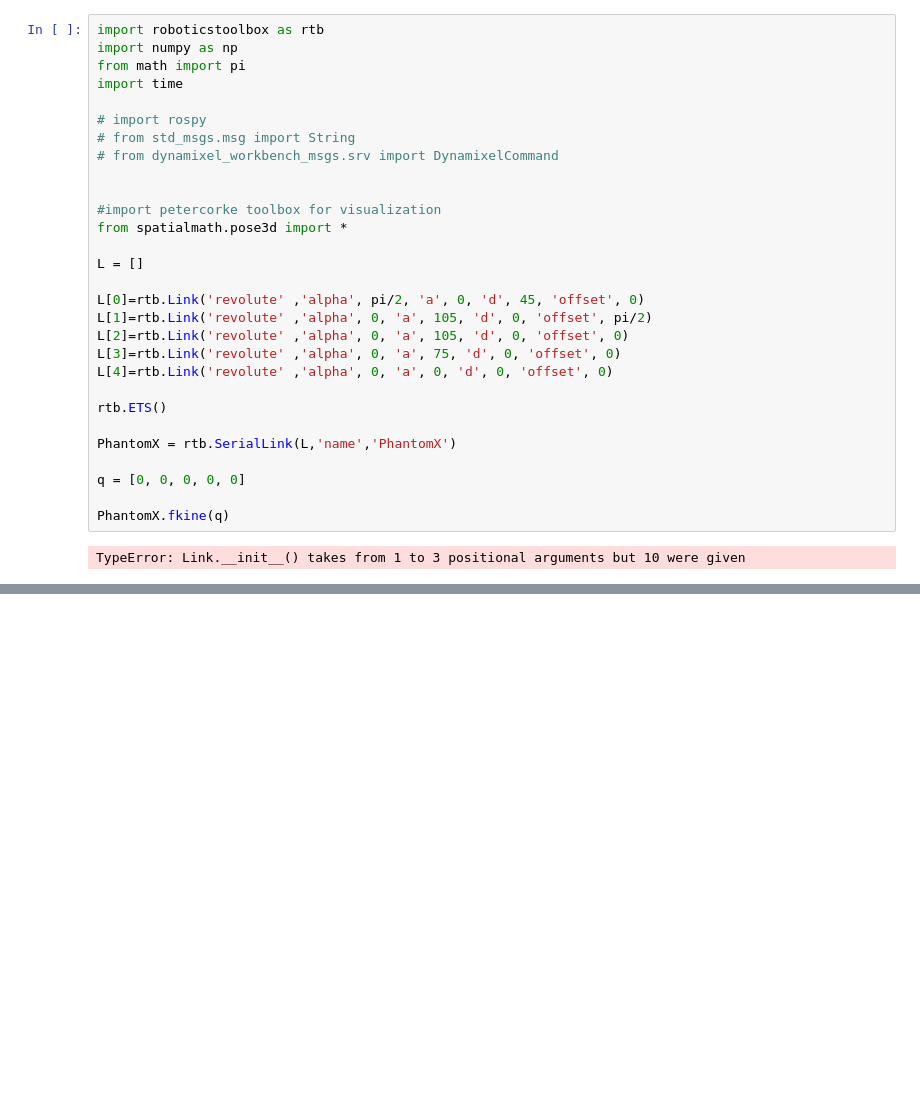
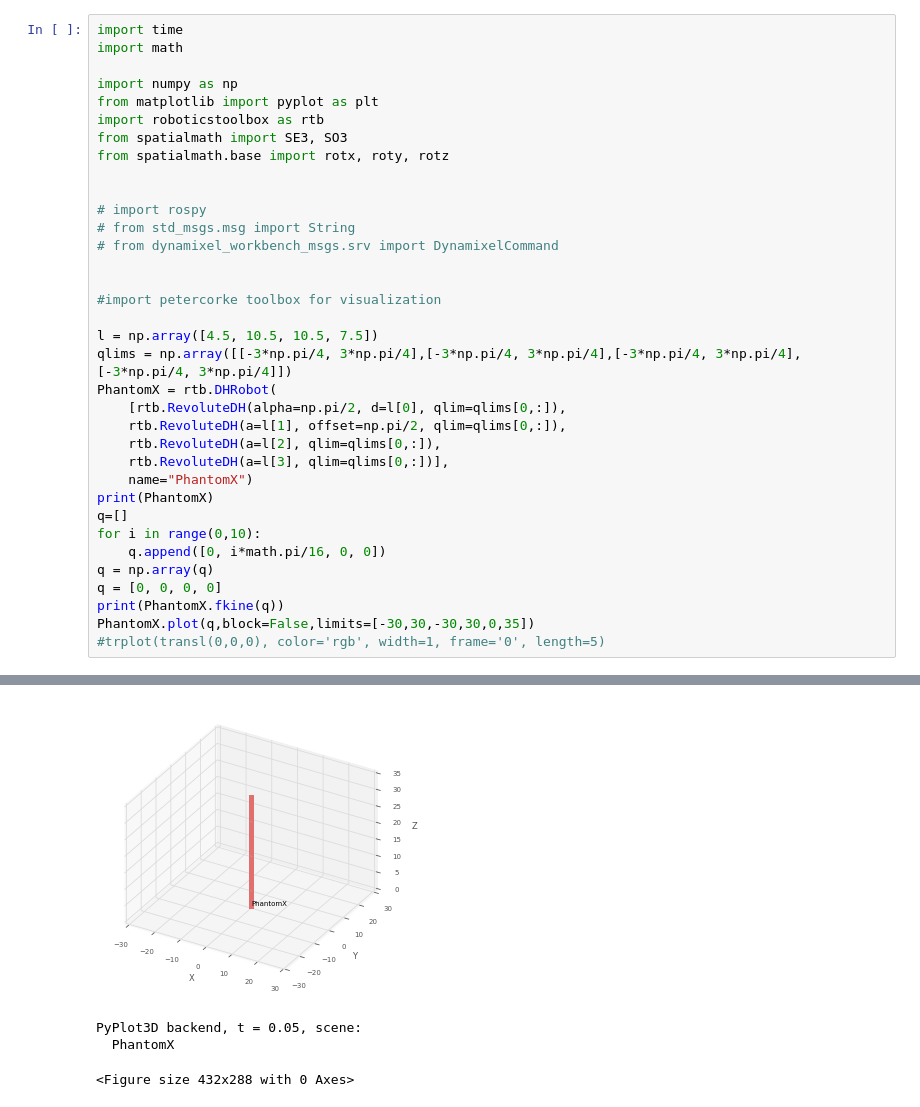
Before and after one commit to juflunaca/RoboticsLab5, a Jupyter notebook: Lab5.ipynb, the cells around one changed output, grey strips where cells are left out. Drawn from its saved outputs; the diff is of its cells as text; blank space fills up the shorter version.

```diff
--- a/Lab5.ipynb
+++ b/Lab5.ipynb
@@ -1,31 +1,36 @@
-# %%
-import roboticstoolbox as rtb
-import numpy as np
-from math import pi
-import time
-
-# import rospy
-# from std_msgs.msg import String
-# from dynamixel_workbench_msgs.srv import DynamixelCommand
-
-
-#import petercorke toolbox for visualization
-from spatialmath.pose3d import *
-
-L = []
-
-L[0]=rtb.Link('revolute' ,'alpha', pi/2, 'a', 0, 'd', 45, 'offset', 0)
-L[1]=rtb.Link('revolute' ,'alpha', 0, 'a', 105, 'd', 0, 'offset', pi/2)
-L[2]=rtb.Link('revolute' ,'alpha', 0, 'a', 105, 'd', 0, 'offset', 0)
-L[3]=rtb.Link('revolute' ,'alpha', 0, 'a', 75, 'd', 0, 'offset', 0)
-L[4]=rtb.Link('revolute' ,'alpha', 0, 'a', 0, 'd', 0, 'offset', 0)
-
-rtb.ETS()
-
-PhantomX = rtb.SerialLink(L,'name','PhantomX')
-
-q = [0, 0, 0, 0, 0]
-
-PhantomX.fkine(q)
-# %% [output]
-TypeError: Link.__init__() takes from 1 to 3 positional arguments but 10 were given
+# %%
+import time
+import math
+
+import numpy as np
+from matplotlib import pyplot as plt
+import roboticstoolbox as rtb
+from spatialmath import SE3, SO3
+from spatialmath.base import rotx, roty, rotz
+
+
+# import rospy
+# from std_msgs.msg import String
+# from dynamixel_workbench_msgs.srv import DynamixelCommand
+
+
+#import petercorke toolbox for visualization
+
+l = np.array([4.5, 10.5, 10.5, 7.5])
+qlims = np.array([[-3*np.pi/4, 3*np.pi/4],[-3*np.pi/4, 3*np.pi/4],[-3*np.pi/4, 3*np.pi/4],[-3*np.pi/4, 3*np.pi/4]])
+PhantomX = rtb.DHRobot(
+    [rtb.RevoluteDH(alpha=np.pi/2, d=l[0], qlim=qlims[0,:]),
+    rtb.RevoluteDH(a=l[1], offset=np.pi/2, qlim=qlims[0,:]),
+    rtb.RevoluteDH(a=l[2], qlim=qlims[0,:]),
+    rtb.RevoluteDH(a=l[3], qlim=qlims[0,:])],
+    name="PhantomX")
+print(PhantomX)
+q=[]
+for i in range(0,10):
+    q.append([0, i*math.pi/16, 0, 0])
+q = np.array(q)
+q = [0, 0, 0, 0]
+print(PhantomX.fkine(q))
+PhantomX.plot(q,block=False,limits=[-30,30,-30,30,0,35])
+#trplot(transl(0,0,0), color='rgb', width=1, frame='0', length=5)
+# %% [output]
@@ -31,0 +54,4 @@ TypeError: Link.__init__() takes from 1 to 3 positional arguments but 10 were gi
+[figure, added]
+PyPlot3D backend, t = 0.05, scene:
+  PhantomX
+<Figure size 432x288 with 0 Axes>
```
Also changed, not shown: parts of 4 cells of this notebook, 4 other files.
